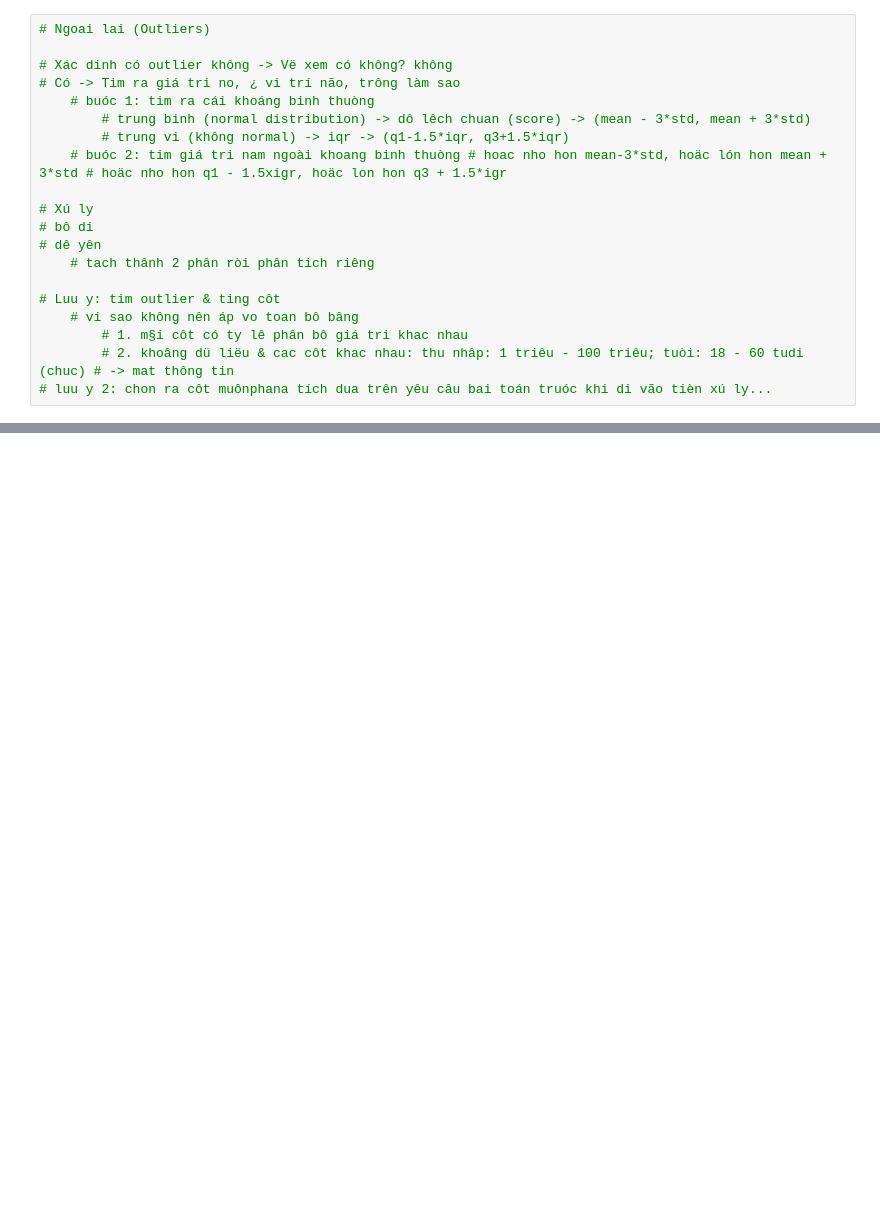
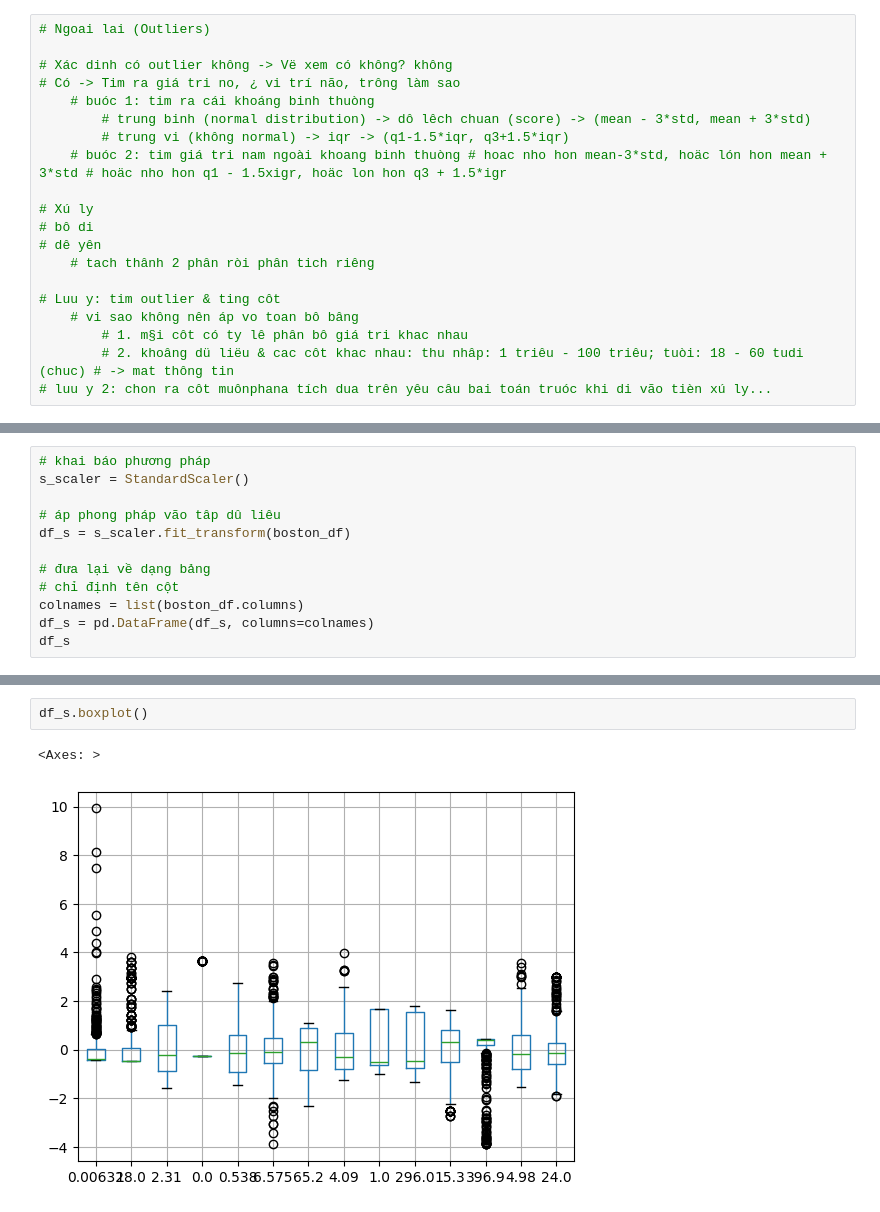
Before and after one commit to kaylie31/codegym-DAP2308R1, a Jupyter notebook: Tuan 3/Tuan 3.ipynb, the cells around one changed output, grey strips where cells are left out. Cells and saved outputs as stored; diff of their text form; blank space fills up the shorter version.

```diff
--- a/Tuan 3/Tuan 3.ipynb
+++ b/Tuan 3/Tuan 3.ipynb
@@ -79,0 +95,12 @@ boston_df[boston_df['CRIM'] < lower | boston_df['CRIM'] > upper][['CRIM']]
+# %%
+# khai báo phương pháp
+s_scaler = StandardScaler()
+
+# áp phong pháp vão tâp dû liêu
+df_s = s_scaler.fit_transform(boston_df)
+
+# đưa lại về dạng bảng
+# chỉ định tên cột
+colnames = list(boston_df.columns)
+df_s = pd.DataFrame(df_s, columns=colnames)
+df_s
@@ -79,0 +121,5 @@ boston_df[boston_df['CRIM'] < lower | boston_df['CRIM'] > upper][['CRIM']]
+# %%
+df_s.boxplot()
+# %% [output]
+<Axes: >
+[figure, added]
```
Also changed, not shown: parts of 13 cells of this notebook, 12 other files.
